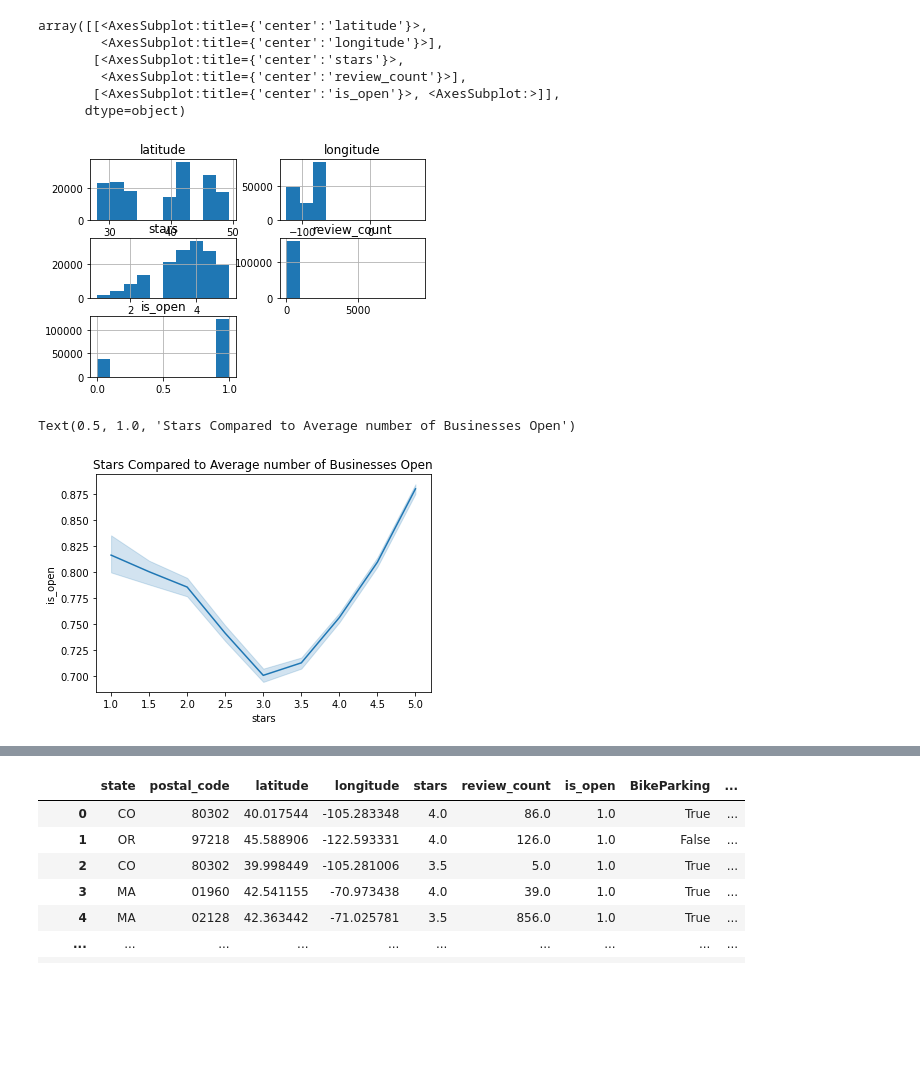
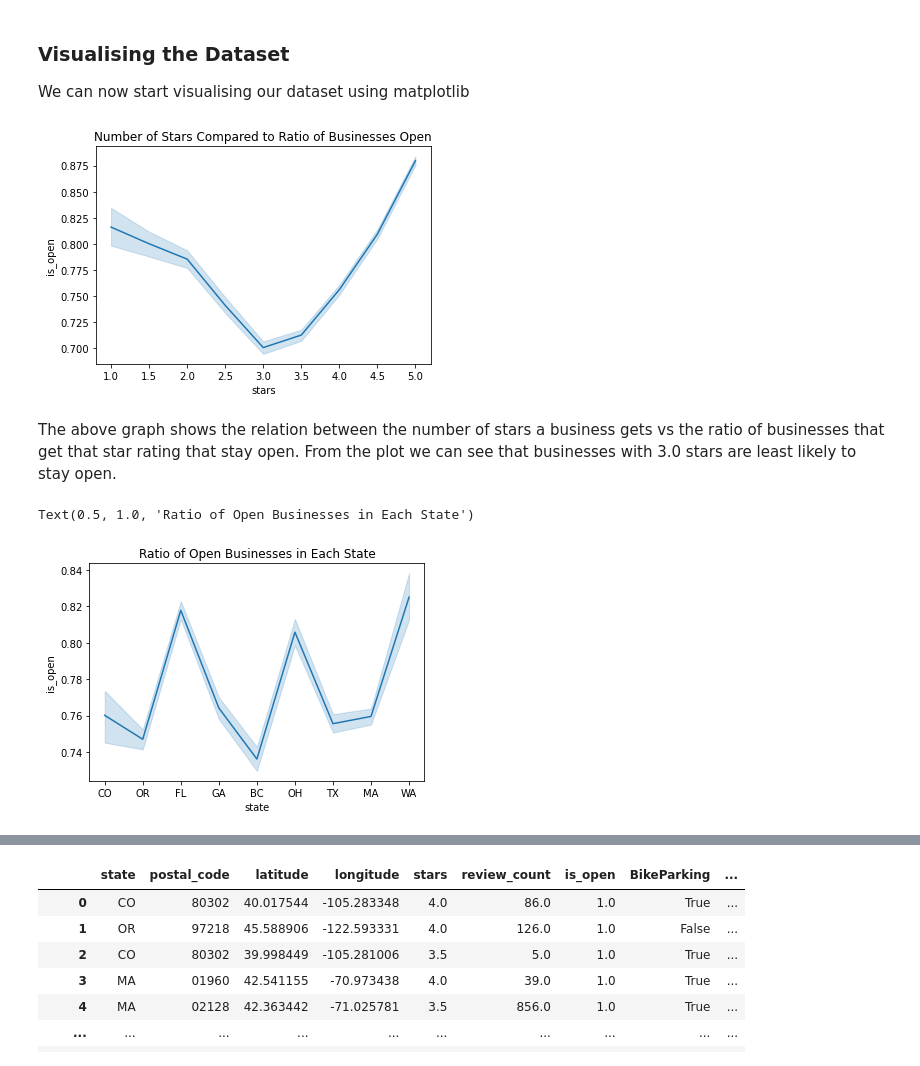
Before and after one commit to nikitparakh/CMSE_202_Final_Project, a Jupyter notebook: FinalProject.ipynb, the cells around one changed output, grey strips where cells are left out. Drawn from its saved outputs; the diff is of its cells as text; code cells hidden in the pictures; blank space fills up the shorter version.

```diff
--- a/FinalProject.ipynb
+++ b/FinalProject.ipynb
@@ -35,20 +62,22 @@ warnings.filterwarnings('ignore')
+# %% [markdown]
+<h3>Visualising the Dataset</h3>
+
+We can now start visualising our dataset using matplotlib
 # %%
-datagraph = pd.read_json('yelp_academic_dataset_business.json',lines = True)
+#created graph comparing stars and is_open
 #removed states with no data
 dfgraph = datagraph[datagraph.state.isin(["BC","CO","FL","GA","MA","OR","OH","TX","WA"])]
-dfgraph.hist()
+sns.lineplot(x="stars", y="is_open",data=dfgraph)
+plt.title('Number of Stars Compared to Ratio of Businesses Open')
+plt.show()
 # %% [output]
-array([[<AxesSubplot:title={'center':'latitude'}>,
-        <AxesSubplot:title={'center':'longitude'}>],
-       [<AxesSubplot:title={'center':'stars'}>,
-        <AxesSubplot:title={'center':'review_count'}>],
-       [<AxesSubplot:title={'center':'is_open'}>, <AxesSubplot:>]],
-      dtype=object)
-[figure, old version]
+[figure, new version]
+# %% [markdown]
+The above graph shows the relation between the number of stars a business gets vs the ratio of businesses that get that star rating that stay open. From the plot we can see that businesses with 3.0 stars are least likely to stay open.
 # %%
-#created graph comparing stars and is_open
-sns.lineplot(x="stars", y="is_open",data=dfgraph)
-plt.title('Stars Compared to Average number of Businesses Open')
+#created graph comparing state and is_open
+sns.lineplot(x="state", y="is_open",data=dfgraph)
+plt.title('Ratio of Open Businesses in Each State')
 # %% [output]
-Text(0.5, 1.0, 'Stars Compared to Average number of Businesses Open')
+Text(0.5, 1.0, 'Ratio of Open Businesses in Each State')
-[figure, old version]
+[figure, new version]
```
Also changed, not shown: parts of 39 cells of this notebook.
